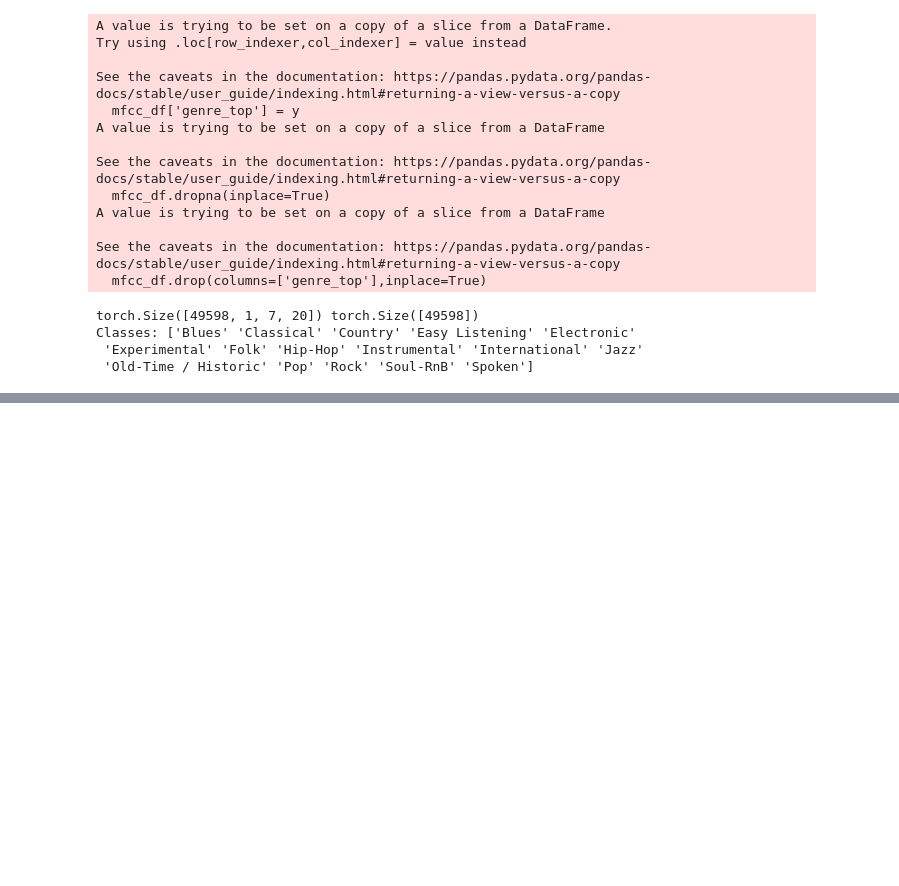
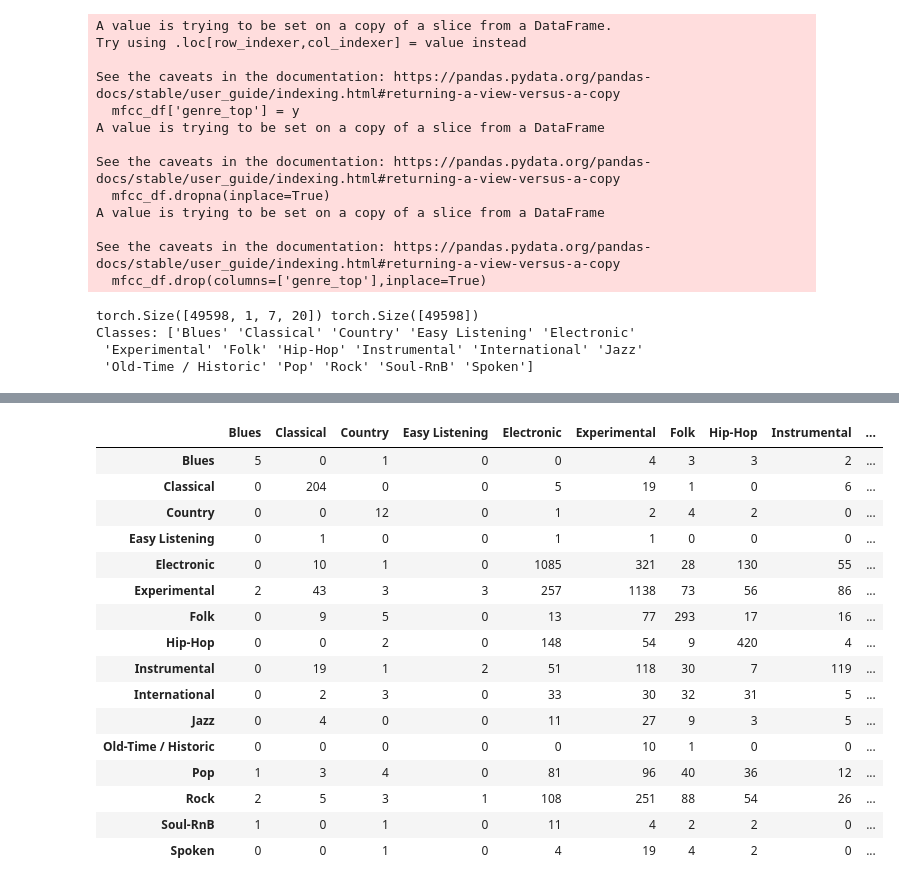
Before and after one commit to refouch/applied-statistical-learning, a Jupyter notebook: convnet.ipynb, the cells around one changed output, grey strips where cells are left out. Cells and saved outputs as stored; diff of their text form; code cells hidden in the pictures; blank space fills up the shorter version.

```diff
--- a/convnet.ipynb
+++ b/convnet.ipynb
@@ -249,15 +251,22 @@ def validation(model, valloader, loss):
             loop.set_postfix(val_loss=(running_loss / total), val_acc=(accuracy / total))
 
         return running_loss / total, accuracy / total
+# %%
+# Compute class weights
+class_counts = np.bincount(y_train)
+class_weights = 1.0 / np.sqrt(class_counts)
+class_weights = class_weights / class_weights.sum() * len(class_counts)
+class_weights = torch.tensor(class_weights, dtype=torch.float32)
 # %%
+import torch.optim as optim
 # Net + training parameters
 num_epochs = 100 # how many passes over the whole train data
 lr = 0.003 # learning rate
 momentum = 0.9 # momentum
 
 net = ConvNet() # Our neural net
-criterion = nn.CrossEntropyLoss() # Loss function to be optimized
-optimizer = optim.Adam(net.parameters(), lr=lr) # Optimization algorithm
+criterion = nn.CrossEntropyLoss(weight=class_weights,label_smoothing=0.05) # Loss function to be optimized
+optimizer = optim.AdamW(net.parameters(), lr=lr,weight_decay=1e-4) # Optimization algorithm
 scheduler = optim.lr_scheduler.ReduceLROnPlateau(optimizer, factor=0.5, patience=2)
 # %%
 # num_epochs indicates the number of passes over the data
@@ -299,7 +308,7 @@ Early stopping triggered at epoch 24
 # %%
 testset = TensorDataset(X_test,y_test)
 
-testloader = torch.utils.data.DataLoader(testset, batch_size=32, shuffle=True)
+testloader = torch.utils.data.DataLoader(testset, batch_size=32, shuffle=False)
 
 test_loss, test_acc = validation(net, testloader, criterion)
 print(f'Test accuracy: {test_acc} | Test loss: {test_loss}')
@@ -307,0 +317,23 @@ Test accuracy: 0.6180443548387097 | Test loss: 1.222052727976153
+# %%
+from sklearn.metrics import classification_report, confusion_matrix
+
+net.eval()
+
+y_true = []
+y_pred = []
+
+with torch.no_grad():
+    for X, y in testloader:
+        X = X
+        y = y
+
+        logits = net(X)                  # shape: [batch_size, num_classes]
+        preds = torch.argmax(logits, dim=1)
+
+        y_true.append(y.cpu())
+        y_pred.append(preds.cpu())
+
+y_true = torch.cat(y_true).numpy()
+y_pred = torch.cat(y_pred).numpy()
+
+print(classification_report(y_true, y_pred, digits=3, target_names=le.classes_))
@@ -307,0 +358,23 @@ Test accuracy: 0.6180443548387097 | Test loss: 1.222052727976153
+# %%
+cm = confusion_matrix(y_true, y_pred)
+
+cm_df = pd.DataFrame(cm,index=le.classes_,columns=le.classes_)
+cm_df
+# %% [output]
+|  | Blues | Classical | Country | Easy Listening | Electronic | Experimental | Folk | Hip-Hop | Instrumental | ... |
+| Blues | 5 | 0 | 1 | 0 | 0 | 4 | 3 | 3 | 2 | ... |
+| Classical | 0 | 204 | 0 | 0 | 5 | 19 | 1 | 0 | 6 | ... |
+| Country | 0 | 0 | 12 | 0 | 1 | 2 | 4 | 2 | 0 | ... |
+| Easy Listening | 0 | 1 | 0 | 0 | 1 | 1 | 0 | 0 | 0 | ... |
+| Electronic | 0 | 10 | 1 | 0 | 1085 | 321 | 28 | 130 | 55 | ... |
+| Experimental | 2 | 43 | 3 | 3 | 257 | 1138 | 73 | 56 | 86 | ... |
+| Folk | 0 | 9 | 5 | 0 | 13 | 77 | 293 | 17 | 16 | ... |
+| Hip-Hop | 0 | 0 | 2 | 0 | 148 | 54 | 9 | 420 | 4 | ... |
+| Instrumental | 0 | 19 | 1 | 2 | 51 | 118 | 30 | 7 | 119 | ... |
+| International | 0 | 2 | 3 | 0 | 33 | 30 | 32 | 31 | 5 | ... |
+| Jazz | 0 | 4 | 0 | 0 | 11 | 27 | 9 | 3 | 5 | ... |
+| Old-Time / Historic | 0 | 0 | 0 | 0 | 0 | 10 | 1 | 0 | 0 | ... |
+| Pop | 1 | 3 | 4 | 0 | 81 | 96 | 40 | 36 | 12 | ... |
+| Rock | 2 | 5 | 3 | 1 | 108 | 251 | 88 | 54 | 26 | ... |
+| Soul-RnB | 1 | 0 | 1 | 0 | 11 | 4 | 2 | 2 | 0 | ... |
+| Spoken | 0 | 0 | 1 | 0 | 4 | 19 | 4 | 2 | 0 | ... |
```
Also changed, not shown: parts of 8 cells of this notebook, 1 other file.
